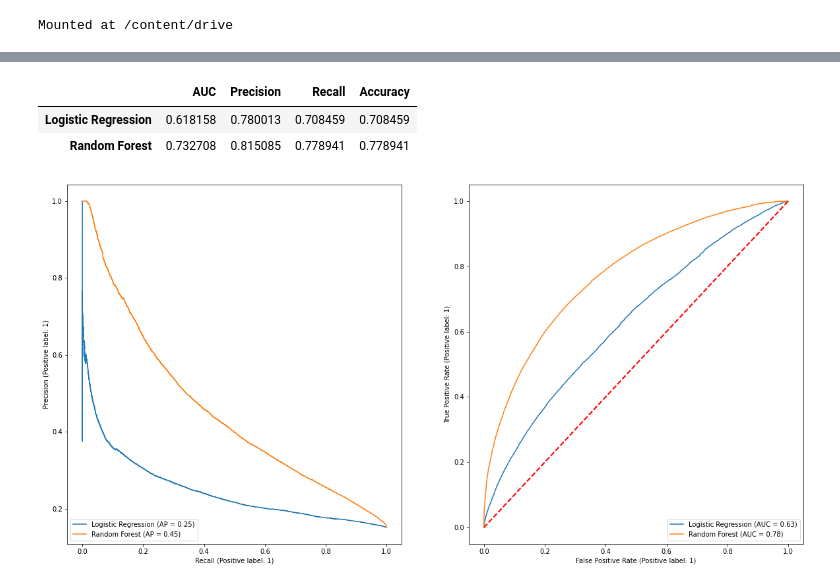
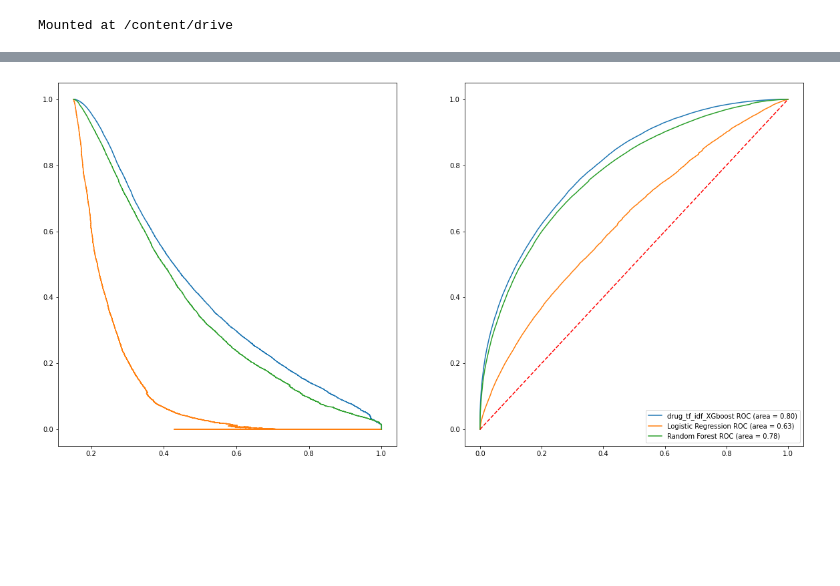
Before and after one commit to omerfalach/Death-Classification-FAERS, a Jupyter notebook: Modeling.ipynb, the cells around one changed output, grey strips where cells are left out. Drawn from its saved outputs; the diff is of its cells as text; code cells hidden in the pictures; blank space fills up the shorter version.

```diff
--- a/Modeling.ipynb
+++ b/Modeling.ipynb
@@ -384,12 +434,41 @@ drug_tfidf_rforest = pickle.load(open(filename, 'rb'))
+# %%
+def compare_classifiers_new(test_features,test_labels,y_predict= None, y_scores=None, classifiers= None, name = None):
+    fig, (ax1, ax2) = plt.subplots(1, 2,figsize= (20,10))
+    fpr, tpr, thresholds =roc_curve(test_labels, y_scores)
+    precision, recall, thresholds = precision_recall_curve(test_labels, y_scores)
+    auc = roc_auc_score(test_labels, y_scores)
+    ax1.plot(precision, recall)
+    ax2.plot(fpr, tpr, label='%s ROC (area = %0.2f)' % ('drug_tf_idf_XGboost', auc))
+
+    # RocCurveDisplay(fpr=fpr, tpr=tpr, roc_auc=auc,
+    #               estimator_name=)
+    for i in classifiers:
+        y_predict1 = classifiers[i].predict(test_features)
+        y_scores1 =  classifiers[i].predict_proba(test_features)[:, 1]
+        fpr1, tpr1, thresholds =roc_curve(test_labels, y_scores1)
+        precision1, recall1, thresholds = precision_recall_curve(test_labels, y_scores1)
+        auc1 = roc_auc_score(test_labels, y_scores1)
+        ax1.plot(precision1, recall1)
+        ax2.plot(fpr1, tpr1, label='%s ROC (area = %0.2f)' % (str(i), auc1))
+
+    ax2.plot([0, 1], [0, 1],'r--')
+    # ax2.xlim([0.0, 1.0])
+    # ax2.ylim([0.0, 1.05])
+    # ax2.xlabel('1-Specificity(False Positive Rate)')
+    # ax2.ylabel('Sensitivity(True Positive Rate)')
+    # if name ==None:
+    #   ax2.title('Death Classifier model')
+    # ax2.title(name)
+    ax2.legend(loc="lower right")
+    plt.show()
+# %%
+compare_classifiers_new(test_features,test_labels,y_predict,y_scores,drug_tf_idf_classifiers)
+# %% [output]
+[figure, added]
 # %%
 drug_tf_idf_classifiers = {'Logistic Regression': drug_tfidf_logreg,'Random Forest': drug_tfidf_rforest}
-d = op.compare_classifiers(drug_tf_idf_classifiers,test_features,test_labels)
-d
+# d = op.compare_classifiers(drug_tf_idf_classifiers,test_features,test_labels)
+# d
-# %% [output]
-|  | AUC | Precision | Recall | Accuracy |
-| Logistic Regression | 0.618158 | 0.780013 | 0.708459 | 0.708459 |
-| Random Forest | 0.732708 | 0.815085 | 0.778941 | 0.778941 |
-[figure, removed]
 # %%
 ##Training - Using_tf-idf_vectorizer_for_indi_pt_feature_5Folds
 ##Logistic_Regression
```
Also changed, not shown: parts of 18 cells of this notebook.
